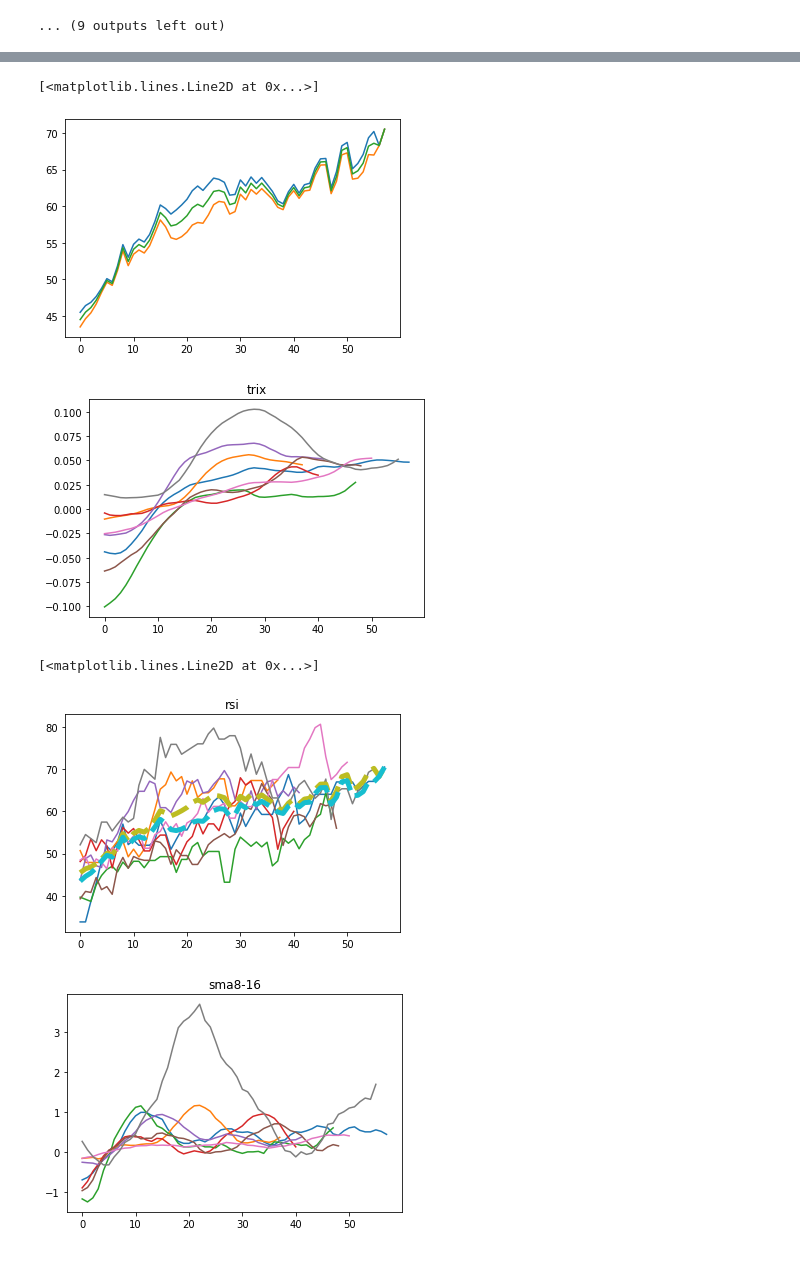
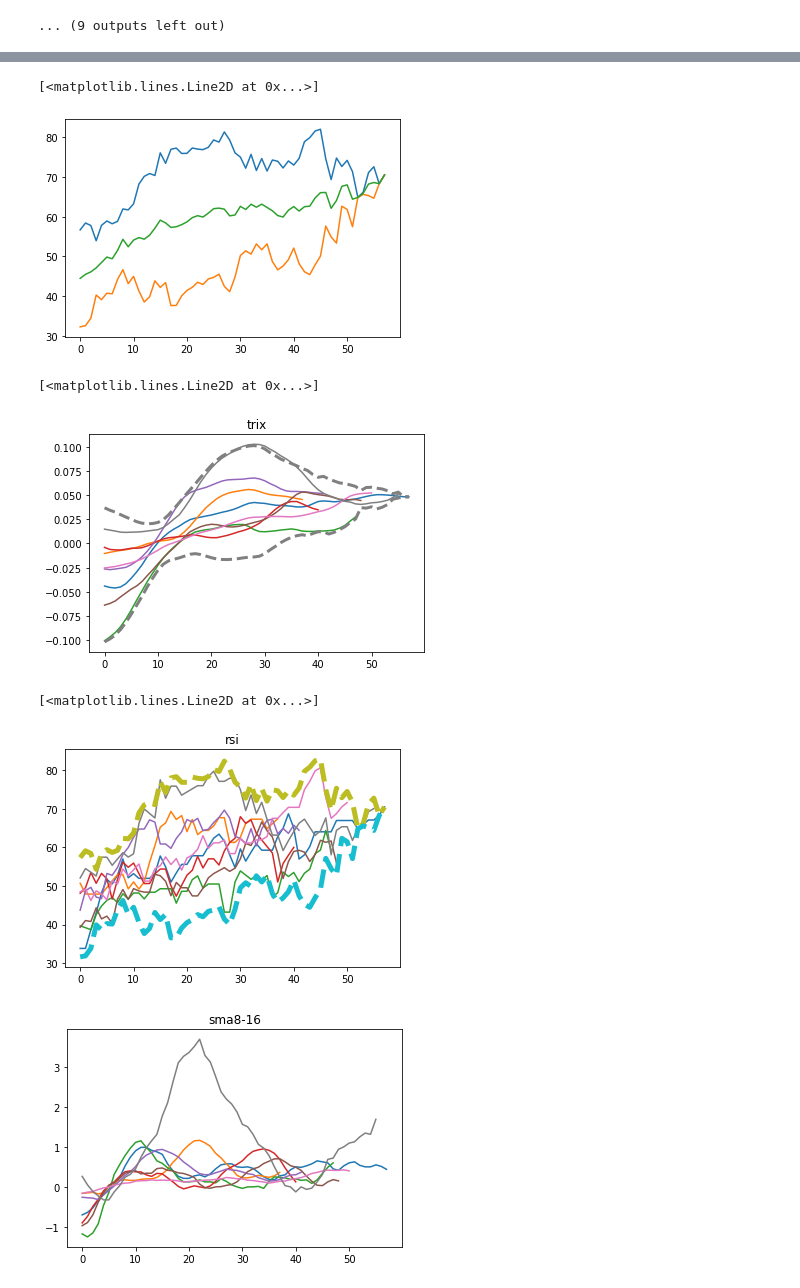
Before and after one commit to stianteien/instradag, a Jupyter notebook: make_model.ipynb, the cells around one changed output, grey strips where cells are left out. Drawn from its saved outputs; the diff is of its cells as text; code cells hidden in the pictures.

Commit message:
satt god nok df i z verdi

```diff
--- a/make_model.ipynb
+++ b/make_model.ipynb
@@ -94,16 +95,16 @@ for ind in indikatorer: # skal hente ut snittet pr for hver
     for i in range(len(longest)):
         samlet_verdier = [data_oppgang[ind][j][i]for j in range(len(data_oppgang[ind])) if len(data_oppgang[ind][j]) > i]
 
-        print(samlet_verdier)
         means.append(statistics.mean(samlet_verdier))
         stdv.append(statistics.stdev(samlet_verdier)) if len(samlet_verdier)>1 else stdv.append(0)
 
 
+    z = t.ppf(0.95, df=len(data_oppgang[ind])-1)
     statestikk_df[ind]['mean'] = means
-    statestikk_df[ind]['stdv'] = std
-    statestikk_df[ind]['upper'] = [statestikk_df[ind]['mean'][i] + statestikk_df[ind]['stdv'][i]*2
+    statestikk_df[ind]['stdv'] = stdv
+    statestikk_df[ind]['upper'] = [statestikk_df[ind]['mean'][i] + statestikk_df[ind]['stdv'][i]*z
                                     for i in range(len(statestikk_df[ind]['mean']))]
-    statestikk_df[ind]['lower'] = [statestikk_df[ind]['mean'][i] - statestikk_df[ind]['stdv'][i]*2
+    statestikk_df[ind]['lower'] = [statestikk_df[ind]['mean'][i] - statestikk_df[ind]['stdv'][i]*z
                                     for i in range(len(statestikk_df[ind]['mean']))]
 
 statestikk_df
@@ -139,15 +123,21 @@ plt.plot(statestikk_df['rsi_20']['lower'])
 plt.plot(statestikk_df['rsi_20']['mean'])
 # %% [output]
 [<matplotlib.lines.Line2D at 0x...>]
-[figure, old version]
+[figure, new version]
 # %%
 fig = plt.figure
 plt.title('trix')
 for i in data_oppgang.trix:
     plt.plot(i)
 #plt.savefig('images/trixplot_2')
+
+plt.plot(statestikk_df['trix']['upper'], '--' ,linewidth=3, color='grey')
+plt.plot(statestikk_df['trix']['lower'], '--' ,linewidth=3, color='grey')
+
+#plt.savefig('images/trix_med_stdv.png')
 # %% [output]
+[<matplotlib.lines.Line2D at 0x...>]
-[figure, old version]
+[figure, new version]
 # %%
 fig = plt.figure
 plt.title('rsi')
@@ -160,7 +150,7 @@ plt.plot(statestikk_df['rsi_20']['lower'], '--' ,linewidth=5)
 #plt.plot(statestikk_df['rsi_20']['mean'])
 # %% [output]
 [<matplotlib.lines.Line2D at 0x...>]
-[figure, old version]
+[figure, new version]
 # %%
 fig = plt.figure
 plt.title('sma8-16')
```
Also changed, not shown: parts of 3 cells of this notebook.
